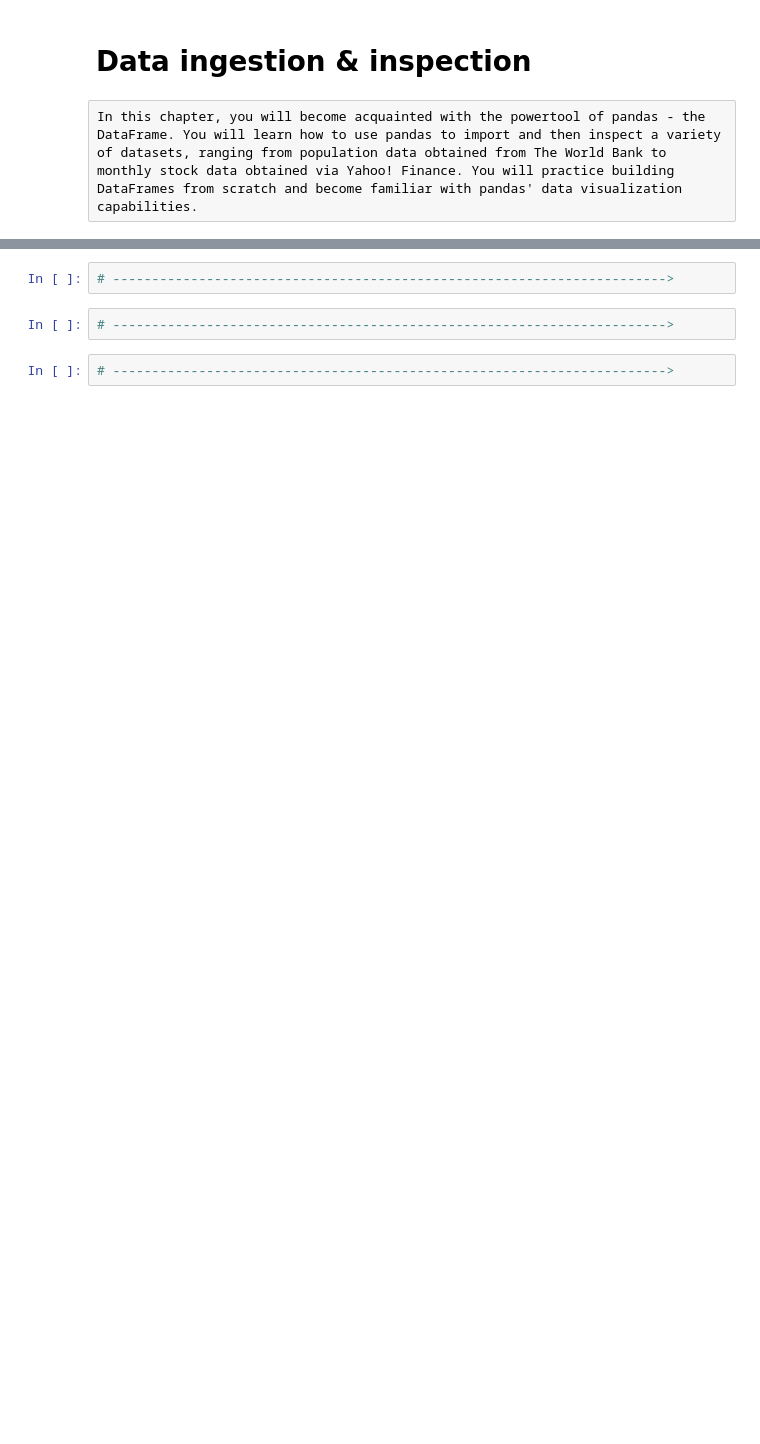
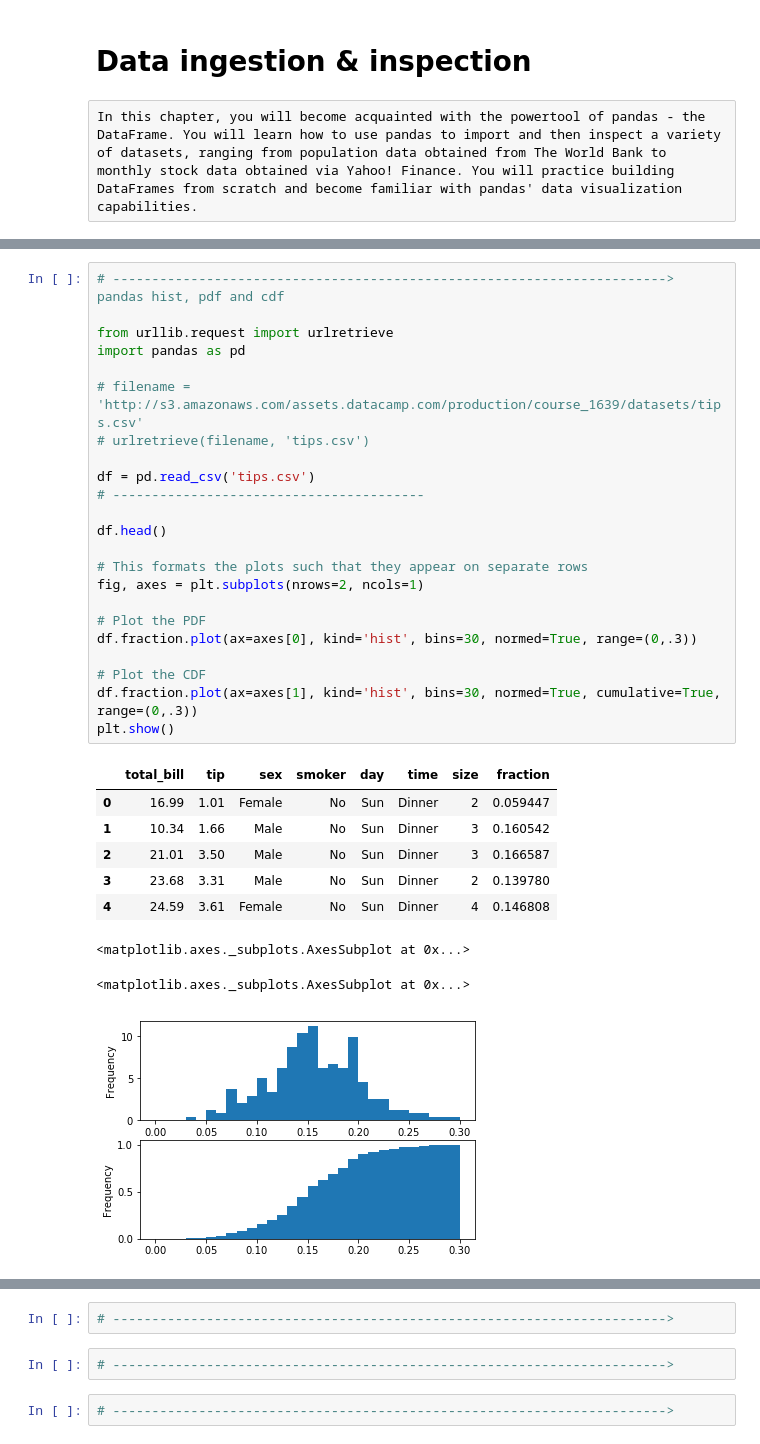
Before and after one commit to allanbeto/Pandas_Foundation, a Jupyter notebook: Jupyter_notebook/Pandas_Foundation.ipynb, the cells around one changed output, grey strips where cells are left out. Cells and saved outputs as stored; diff of their text form; blank space fills up the shorter version.

```diff
--- a/Jupyter_notebook/Pandas_Foundation.ipynb
+++ b/Jupyter_notebook/Pandas_Foundation.ipynb
@@ -361,0 +504,33 @@ array([<matplotlib.axes._subplots.AxesSubplot object at 0x...>,
+# %%
+# -----------------------------------------------------------------------> pandas hist, pdf and cdf
+
+from urllib.request import urlretrieve
+import pandas as pd
+
+# filename = 'http://s3.amazonaws.com/assets.datacamp.com/production/course_1639/datasets/tips.csv'
+# urlretrieve(filename, 'tips.csv')
+
+df = pd.read_csv('tips.csv')
+# ----------------------------------------
+
+df.head()
+
+# This formats the plots such that they appear on separate rows
+fig, axes = plt.subplots(nrows=2, ncols=1)
+
+# Plot the PDF
+df.fraction.plot(ax=axes[0], kind='hist', bins=30, normed=True, range=(0,.3))
+
+# Plot the CDF
+df.fraction.plot(ax=axes[1], kind='hist', bins=30, normed=True, cumulative=True, range=(0,.3))
+plt.show()
+# %% [output]
+|  | total_bill | tip | sex | smoker | day | time | size | fraction |
+| 0 | 16.99 | 1.01 | Female | No | Sun | Dinner | 2 | 0.059447 |
+| 1 | 10.34 | 1.66 | Male | No | Sun | Dinner | 3 | 0.160542 |
+| 2 | 21.01 | 3.50 | Male | No | Sun | Dinner | 3 | 0.166587 |
+| 3 | 23.68 | 3.31 | Male | No | Sun | Dinner | 2 | 0.139780 |
+| 4 | 24.59 | 3.61 | Female | No | Sun | Dinner | 4 | 0.146808 |
+<matplotlib.axes._subplots.AxesSubplot at 0x...>
+<matplotlib.axes._subplots.AxesSubplot at 0x...>
+[figure, added]
```
Also changed, not shown: parts of 56 cells of this notebook.
